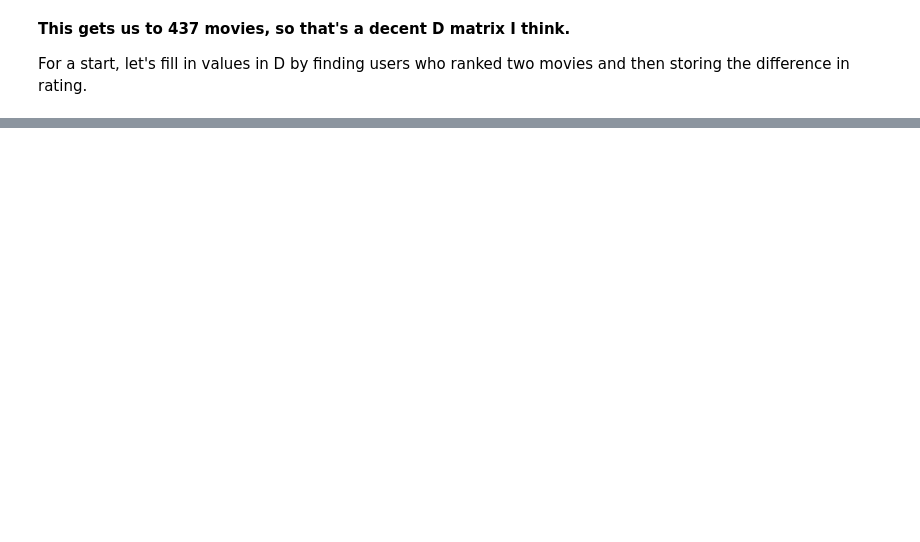
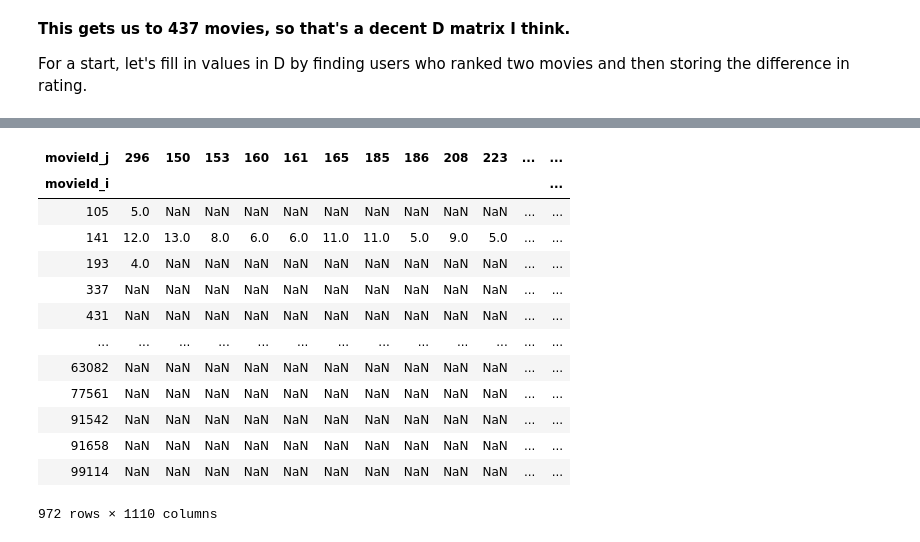
Before and after one commit to IGARDS/rankability_toolbox, a Jupyter notebook: pyrankability/notebooks/movielens-preprocess.ipynb, the cells around one changed output, grey strips where cells are left out. Drawn from its saved outputs; the diff is of its cells as text; code cells hidden in the pictures; blank space fills up the shorter version.

```diff
--- a/pyrankability/notebooks/movielens-preprocess.ipynb
+++ b/pyrankability/notebooks/movielens-preprocess.ipynb
@@ -87,7 +85,9 @@ movies
 9742 rows × 23 columns
 # %%
 ratings = pd.read_csv("%s/ratings.csv"%DATA_DIR)
+ratings["movieId"] = ratings["movieId"].astype("category").cat.as_ordered()
 display(ratings.head())
+display(ratings.dtypes)
 # %% [output]
 |  | userId | movieId | rating | timestamp |
 | 0 | 1 | 1 | 4.0 | 964982703 |
@@ -143,17 +143,0 @@ Index(['userId', 'movieId', 'rating', 'timestamp'], dtype='object')
-# %%
-from itertools import combinations
-flatten = lambda l: [item for sublist in l for item in sublist]
-df1 = ratings.groupby("userId").apply(lambda df:
-                                     pd.DataFrame([flatten(tup) for tup in list(combinations(df.values,2))],columns=[v+"_i"for v in df.columns]+[v+"_j"for v in df.columns],dtype=int).
-                                     set_index(["movieId_i","movieId_j"]))
-
-df2 = df1.apply(lambda x: x["rating_i"]-x["rating_j"],axis=1).unstack()
-display(df2)
-#fix negatives when square
-#inxs = np.where(df2 < 0)
-#print("Fix negative numbers",len(inxs[0]))
-#df2.values[inxs[1],inxs[0]] = -df2.values[inxs[0],inxs[1]]
-#df2.values[inxs[0],inxs[1]] = 0
-#display(df2.groupby().apply(lambda x: x.unstack()))
-#inxs = np.where(df2 < 0)
-#print("After fix negative numbers",len(inxs[0]))
@@ -232,0 +238,5 @@ print("hello")
+# %%
+min_count = 20
+min_mask = df2["pairs"] >= min_count
+print(df2.shape[0],"to",min_mask.sum())
+info_i_j = df2.loc[min_mask]
@@ -232,0 +254,3 @@ print("hello")
+# %%
+dtype = pd.SparseDtype(float, fill_value=0.0)
+info_i_j = info_i_j.astype(dtype)
@@ -232,0 +274,19 @@ print("hello")
+# %%
+ties_i_j = info_i_j["tied?"].unstack()
+ties_i_j.columns = ties_i_j.columns.astype(int)
+ties_i_j
+# %% [output]
+| movieId_j | 296 | 150 | 153 | 160 | 161 | 165 | 185 | 186 | 208 | 223 | ... | ... |
+| movieId_i |  |  |  |  |  |  |  |  |  |  |  | ... |
+| 105 | 5.0 | NaN | NaN | NaN | NaN | NaN | NaN | NaN | NaN | NaN | ... | ... |
+| 141 | 12.0 | 13.0 | 8.0 | 6.0 | 6.0 | 11.0 | 11.0 | 5.0 | 9.0 | 5.0 | ... | ... |
+| 193 | 4.0 | NaN | NaN | NaN | NaN | NaN | NaN | NaN | NaN | NaN | ... | ... |
+| 337 | NaN | NaN | NaN | NaN | NaN | NaN | NaN | NaN | NaN | NaN | ... | ... |
+| 431 | NaN | NaN | NaN | NaN | NaN | NaN | NaN | NaN | NaN | NaN | ... | ... |
+| ... | ... | ... | ... | ... | ... | ... | ... | ... | ... | ... | ... | ... |
+| 63082 | NaN | NaN | NaN | NaN | NaN | NaN | NaN | NaN | NaN | NaN | ... | ... |
+| 77561 | NaN | NaN | NaN | NaN | NaN | NaN | NaN | NaN | NaN | NaN | ... | ... |
+| 91542 | NaN | NaN | NaN | NaN | NaN | NaN | NaN | NaN | NaN | NaN | ... | ... |
+| 91658 | NaN | NaN | NaN | NaN | NaN | NaN | NaN | NaN | NaN | NaN | ... | ... |
+| 99114 | NaN | NaN | NaN | NaN | NaN | NaN | NaN | NaN | NaN | NaN | ... | ... |
+972 rows × 1110 columns
```
Also changed, not shown: parts of 50 cells of this notebook, 6 other files.
